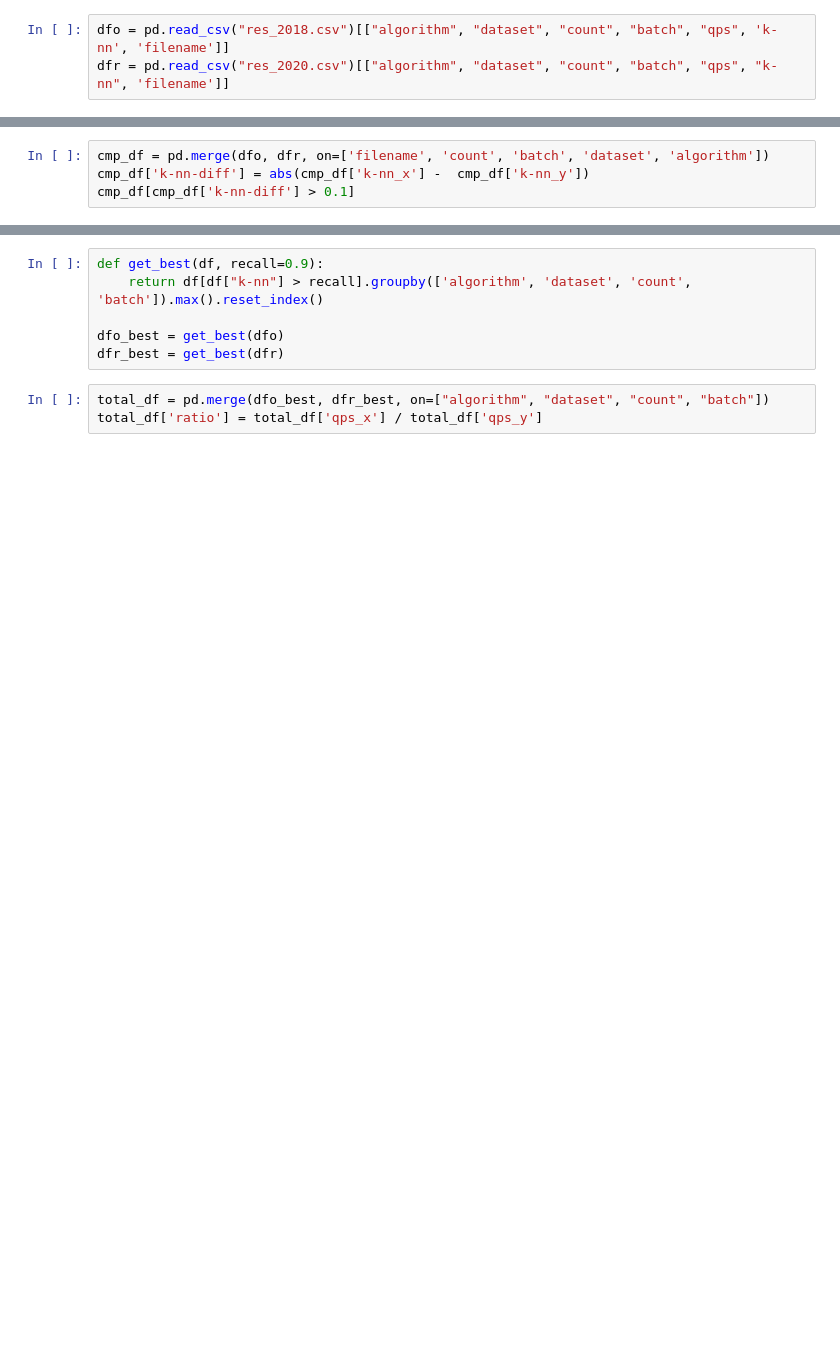
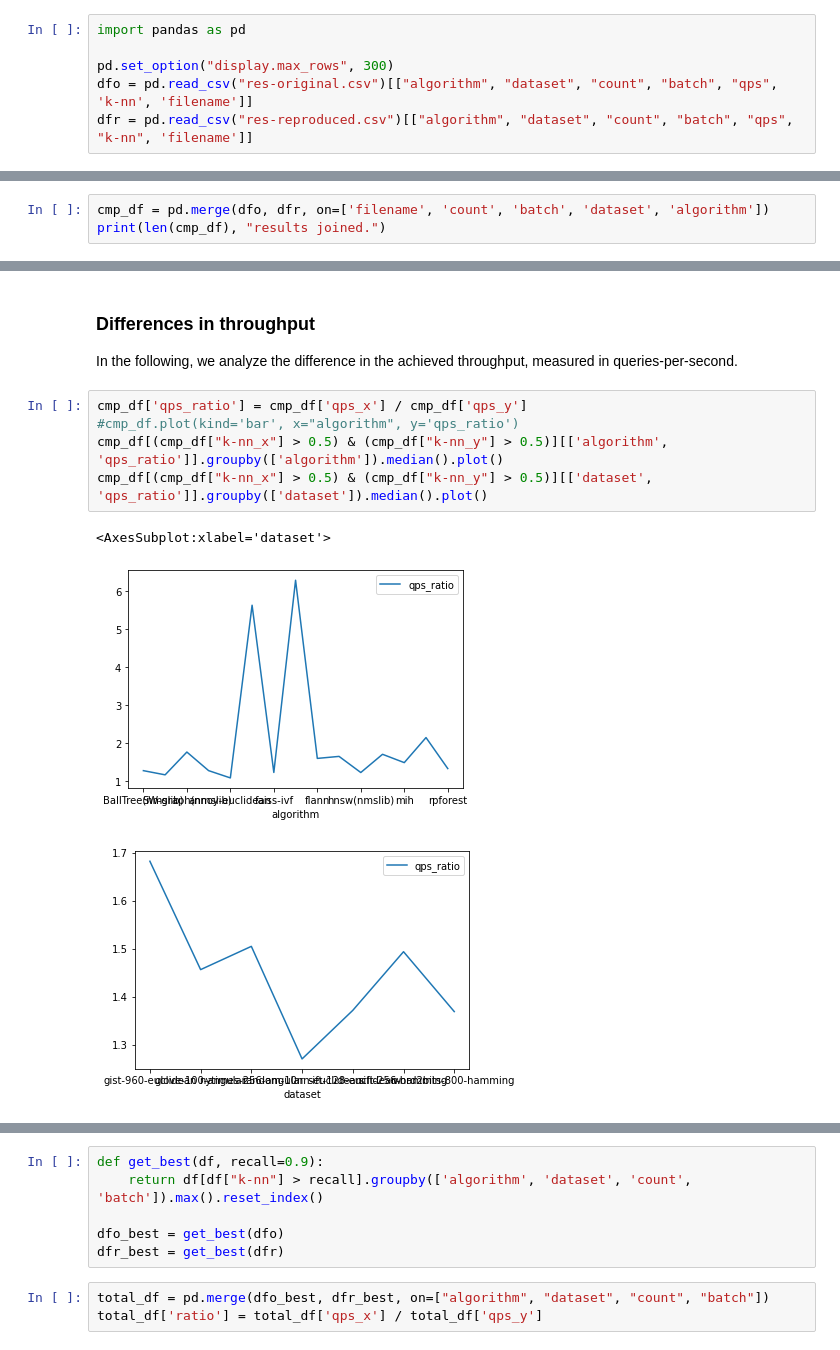
Before and after one commit to maumueller/ann-benchmarks-reproducibility, a Jupyter notebook: eval.ipynb, the cells around one changed output, grey strips where cells are left out. Saved outputs shown, nothing was run; the diff lists cells and outputs as text; blank space fills up the shorter version.

```diff
--- a/eval.ipynb
+++ b/eval.ipynb
@@ -83,3 +15,6 @@ print(build_df.to_latex())
 # %%
-dfo = pd.read_csv("res_2018.csv")[["algorithm", "dataset", "count", "batch", "qps", 'k-nn', 'filename']]
-dfr = pd.read_csv("res_2020.csv")[["algorithm", "dataset", "count", "batch", "qps", "k-nn", 'filename']]
+import pandas as pd
+
+pd.set_option("display.max_rows", 300)
+dfo = pd.read_csv("res-original.csv")[["algorithm", "dataset", "count", "batch", "qps", 'k-nn', 'filename']]
+dfr = pd.read_csv("res-reproduced.csv")[["algorithm", "dataset", "count", "batch", "qps", "k-nn", 'filename']]
@@ -86,5 +23,4 @@ dfr = pd.read_csv("res_2020.csv")[["algorithm", "dataset", "count", "batch", "qp
 # %%
 cmp_df = pd.merge(dfo, dfr, on=['filename', 'count', 'batch', 'dataset', 'algorithm'])
-cmp_df['k-nn-diff'] = abs(cmp_df['k-nn_x'] -  cmp_df['k-nn_y'])
-cmp_df[cmp_df['k-nn-diff'] > 0.1]
+print(len(cmp_df), "results joined.")
 # %% [output]
@@ -107,0 +28,13 @@ cmp_df[cmp_df['k-nn-diff'] > 0.1]
+# %% [markdown]
+### Differences in throughput
+
+In the following, we analyze the difference in the achieved throughput, measured in queries-per-second.
+# %%
+cmp_df['qps_ratio'] = cmp_df['qps_x'] / cmp_df['qps_y']
+#cmp_df.plot(kind='bar', x="algorithm", y='qps_ratio')
+cmp_df[(cmp_df["k-nn_x"] > 0.5) & (cmp_df["k-nn_y"] > 0.5)][['algorithm', 'qps_ratio']].groupby(['algorithm']).median().plot()
+cmp_df[(cmp_df["k-nn_x"] > 0.5) & (cmp_df["k-nn_y"] > 0.5)][['dataset', 'qps_ratio']].groupby(['dataset']).median().plot()
+# %% [output]
+<AxesSubplot:xlabel='dataset'>
+[figure, added]
+[figure, added]
```
Also changed, not shown: parts of 25 cells of this notebook.
